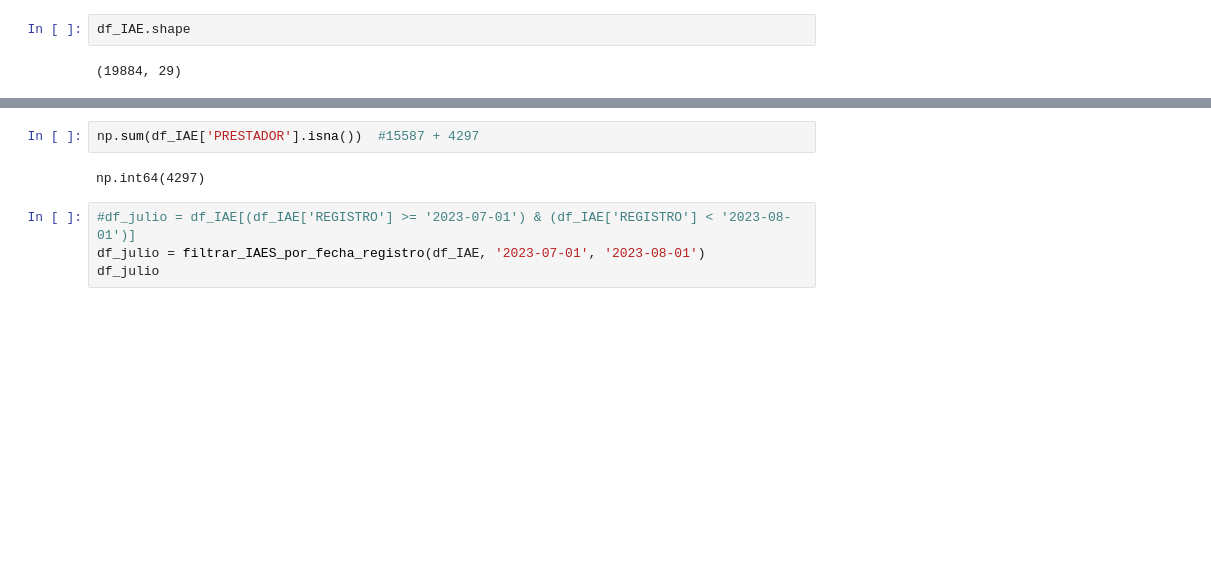
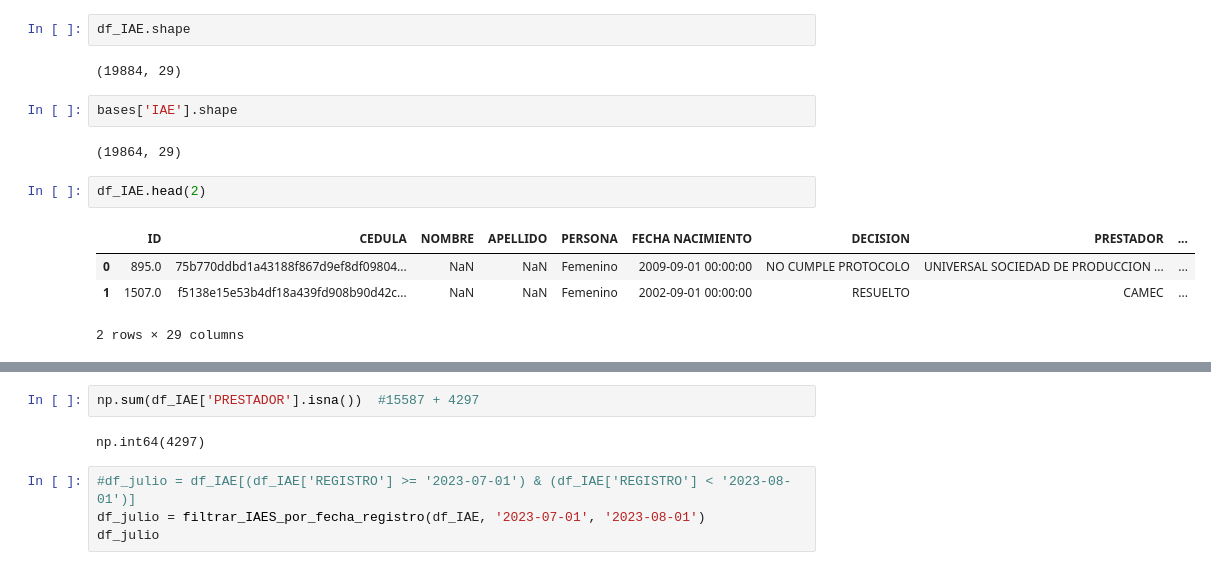
Before and after one commit to GuillermoCarbajal/Solucionadores, a Jupyter notebook: IAE_preprocesamiento_v2.ipynb, the cells around one changed output, grey strips where cells are left out. Saved outputs shown, nothing was run; the diff lists cells and outputs as text; blank space fills up the shorter version.

```diff
--- a/IAE_preprocesamiento_v2.ipynb
+++ b/IAE_preprocesamiento_v2.ipynb
@@ -73,3 +92,14 @@ elif dataset==2:
 df_IAE.shape
 # %% [output]
 (19884, 29)
+# %%
+bases['IAE'].shape
+# %% [output]
+(19864, 29)
+# %%
+df_IAE.head(2)
+# %% [output]
+|  | ID | CEDULA | NOMBRE | APELLIDO | PERSONA | FECHA NACIMIENTO | DECISION | PRESTADOR | ... |
+| 0 | 895.0 | 75b770ddbd1a43188f867d9ef8df09804... | NaN | NaN | Femenino | 2009-09-01 00:00:00 | NO CUMPLE PROTOCOLO | UNIVERSAL SOCIEDAD DE PRODUCCION ... | ... |
+| 1 | 1507.0 | f5138e15e53b4df18a439fd908b90d42c... | NaN | NaN | Femenino | 2002-09-01 00:00:00 | RESUELTO | CAMEC | ... |
+2 rows × 29 columns
```
Also changed, not shown: parts of 9 cells of this notebook, 7 other files.
